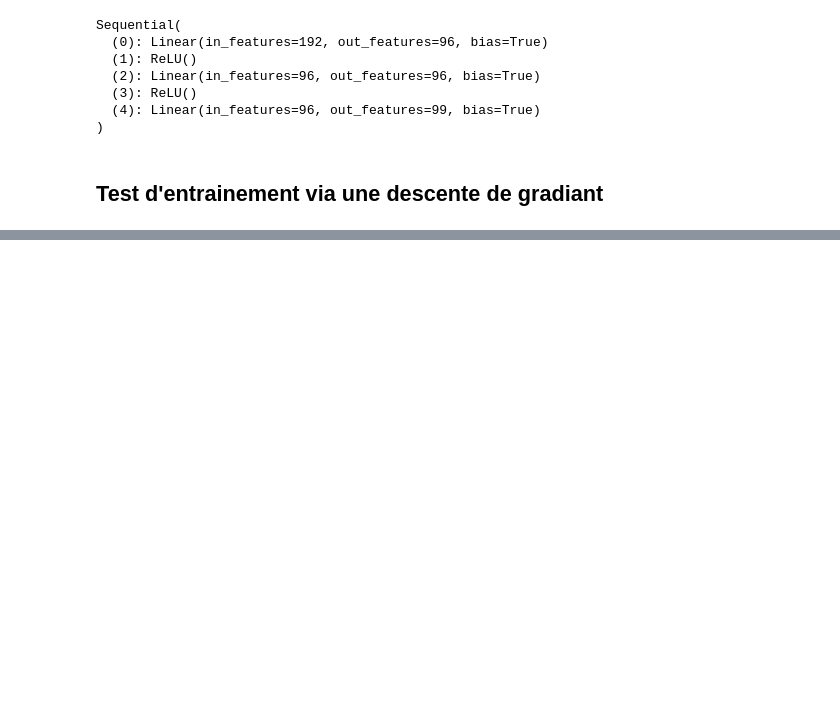
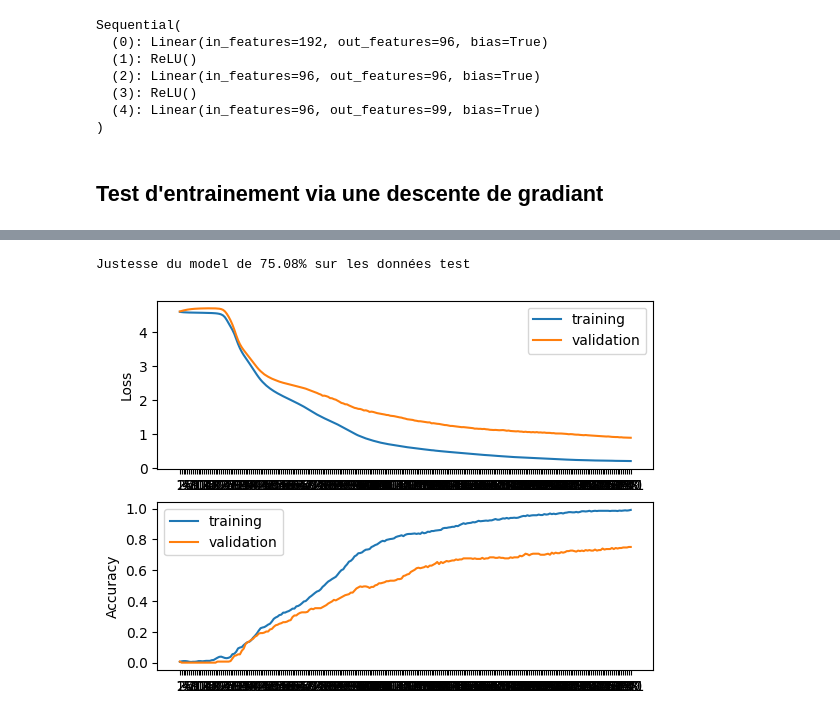
Before and after one commit to Alexandre-Leclercq/technique_apprentissage_projet, a Jupyter notebook: notebook/MLP_PyTorch.ipynb, the cells around one changed output, grey strips where cells are left out. Drawn from its saved outputs; the diff is of its cells as text; code cells hidden in the pictures; blank space fills up the shorter version.

```diff
--- a/notebook/MLP_PyTorch.ipynb
+++ b/notebook/MLP_PyTorch.ipynb
@@ -115,0 +151,4 @@ plt.show(block=False)
+# %%
+reset_model_params(model)
+optimizer = torch.optim.SGD(model.parameters(), lr=1e-2, momentum=0.5, weight_decay=1e-3)
+loss_train, accuracy_train, loss_test, accuracy_test = training_MLP(loss_function, optimizer, num_epochs=1000)
@@ -115,0 +173,8 @@ plt.show(block=False)
+# %%
+print("Justesse du model de {:.2f}% sur les données test".format(accuracy_test[-1]*100))
+# %% [output]
+Justesse du model de 75.08% sur les données test
+# %%
+plot_training(loss_train, accuracy_train, loss_test, accuracy_test)
+# %% [output]
+[figure, added]
```
Also changed, not shown: parts of 11 cells of this notebook.
